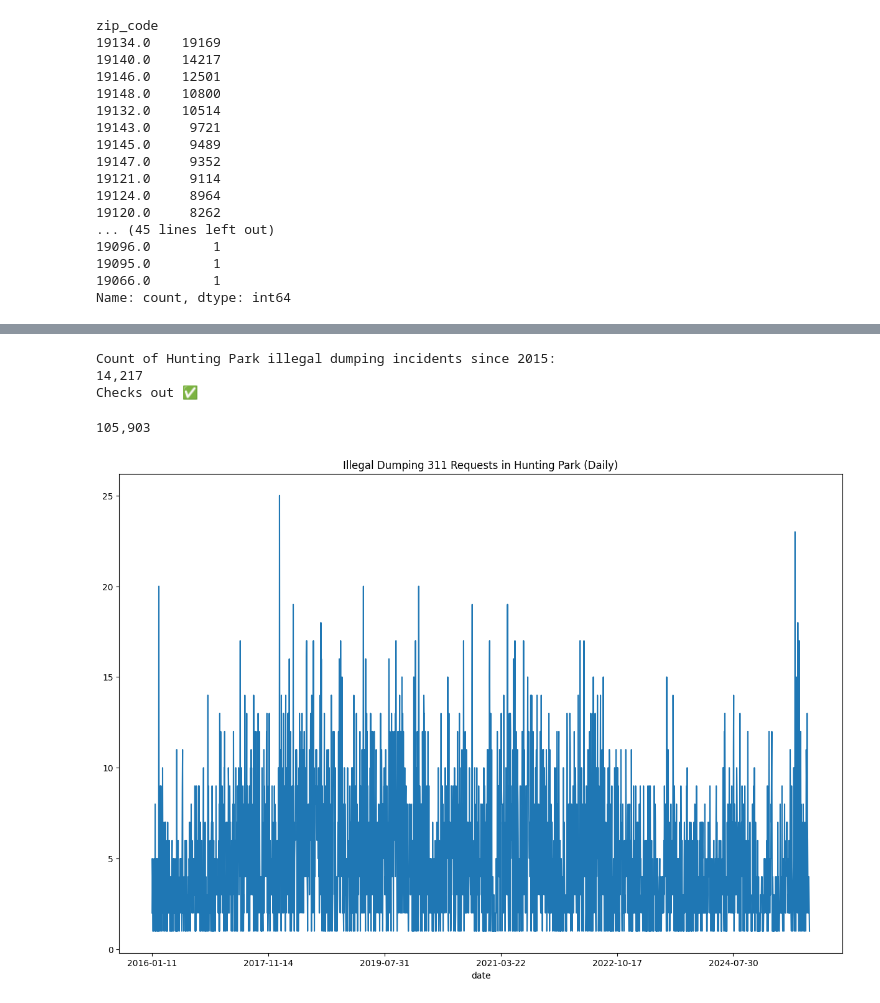
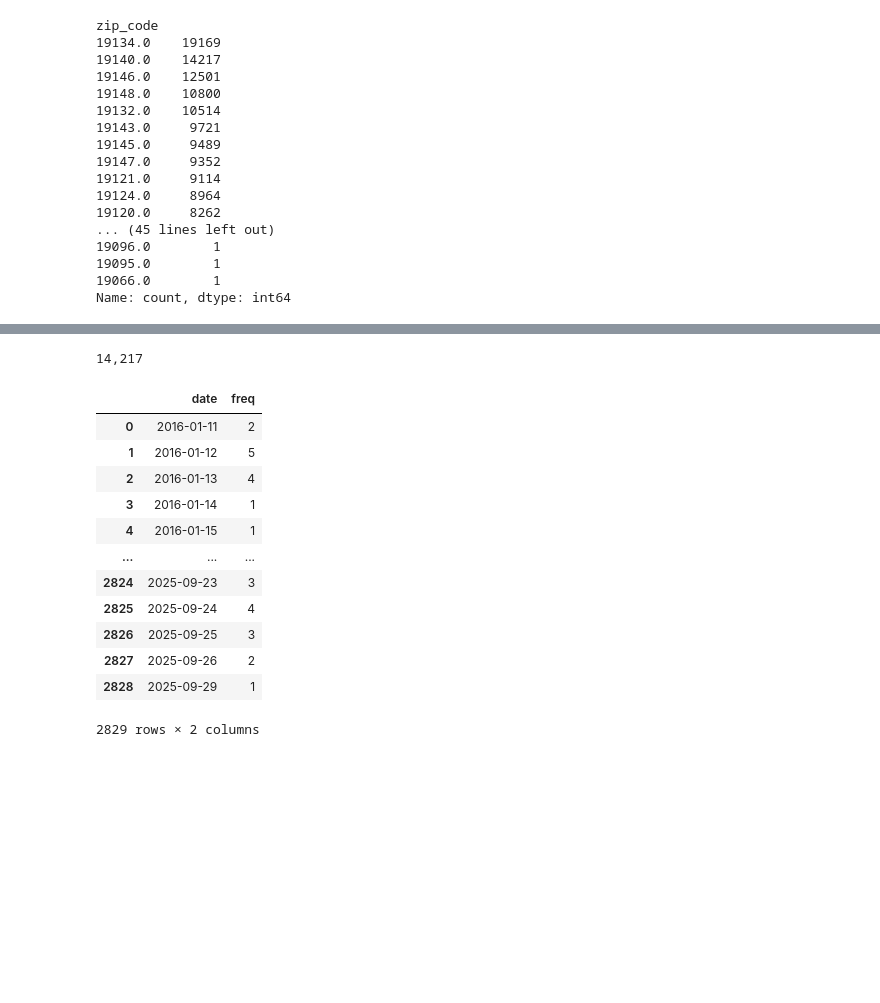
Before and after one commit to ramarh1/philly-illegal-dumping-forecast, a Jupyter notebook: notebooks/01_eda.ipynb, the cells around one changed output, grey strips where cells are left out. Drawn from its saved outputs; the diff is of its cells as text; code cells hidden in the pictures; blank space fills up the shorter version.

```diff
--- a/notebooks/01_eda.ipynb
+++ b/notebooks/01_eda.ipynb
@@ -276,9 +276,7 @@ zip_code
 19066.0        1
 Name: count, dtype: int64
 # %%
-filtered_df_with_zcta['freq'] = (
-    filtered_df_with_zcta.groupby('date')['date'].transform('count')
-)
+daily_counts = filtered_df_with_zcta.groupby('date').size().reset_index(name='freq')
 # %%
 filtered_df_with_zcta
 # %% [output]
@@ -298,12 +296,4 @@ filtered_df_with_zcta
-# %%
-print('Count of Hunting Park illegal dumping incidents since 2015:')
-print(f"{filtered_df_with_zcta['freq'].count():,}")
-print("Checks out ✅")
-# %% [output]
-Count of Hunting Park illegal dumping incidents since 2015:
-14,217
-Checks out ✅
 # %%
-print(f"{filtered_df_with_zcta['freq'].sum():,}")
+print(f"{daily_counts['freq'].sum():,}")
 # %% [output]
-105,903
+14,217
@@ -315,6 +300,16 @@ ts_hp = (
-# %%
-plt.figure(figsize=(15,10))
-ts_hp.plot(title='Illegal Dumping 311 Requests in Hunting Park (Daily)')
-plt.show()
-# %% [output]
-[figure, removed]
+# %%
+daily_counts
+# %% [output]
+|  | date | freq |
+| 0 | 2016-01-11 | 2 |
+| 1 | 2016-01-12 | 5 |
+| 2 | 2016-01-13 | 4 |
+| 3 | 2016-01-14 | 1 |
+| 4 | 2016-01-15 | 1 |
+| ... | ... | ... |
+| 2824 | 2025-09-23 | 3 |
+| 2825 | 2025-09-24 | 4 |
+| 2826 | 2025-09-25 | 3 |
+| 2827 | 2025-09-26 | 2 |
+| 2828 | 2025-09-29 | 1 |
+2829 rows × 2 columns
```
Also changed, not shown: parts of 6 cells of this notebook.
